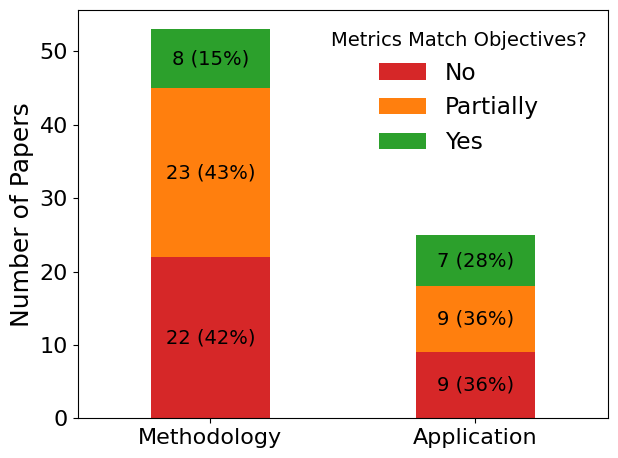
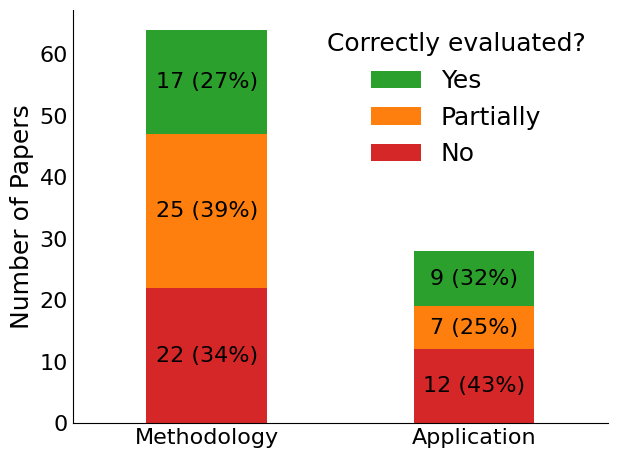
Code edit (unified diff) that turned the first committed figure into the second:
--- before
+++ after
@@ -2,24 +2,36 @@
 import matplotlib.pyplot as plt
 
-# Load the correct file
-df = pd.read_csv("data/correct_evaluation.csv")
+# -------------------------
+# LOAD + CLEAN DATA
+# -------------------------
+df = pd.read_csv("data/metrics_correct.csv", dtype=str)
 
-# Remove completely empty rows
-df = df.dropna(how="all")
+# Clean title column
+df["Title"] = df["Title"].astype(str).str.strip()
 
-# Select and clean relevant columns
-df_eval = df.loc[:, ["Problem type", "Metrics Match Objectives?"]].dropna()
+# Filter out year-header rows and blank rows
+mask = (
+    df["Title"].notna() &
+    (df["Title"] != "") &
+    ~df["Title"].str.match(r"^20\d{2},*$") &
+    ~df["Title"].str.match(r"^,*$")
+)
+df = df[mask]
 
-# Normalize labels
-df_eval.loc[:, "Metrics Match Objectives?"] = (
+# Extract evaluation table
+df_eval = df[["Problem type", "Metrics Match Objectives?"]].copy()
+
+# Normalize text fields
+df_eval["Problem type"] = df_eval["Problem type"].str.strip()
+df_eval["Metrics Match Objectives?"] = (
     df_eval["Metrics Match Objectives?"]
     .str.strip()
-    .str.split(",", n=1).str[0]
+    .str.split(",", n=1).str[0]  # remove explanatory text
     .str.capitalize()
 )
 
-df_eval.loc[:, "Problem type"] = df_eval["Problem type"].str.strip()
-
-# Count combinations
+# -------------------------
+# GROUPING
+# -------------------------
 counts = (
     df_eval.groupby(["Problem type", "Metrics Match Objectives?"])
@@ -28,11 +40,13 @@
 )
 
-# Ensure ordering
+# Ensure fixed order
 counts = counts.reindex(["Methodology", "Application"])
 
-# Compute percentages
+# Percentages per row
 pct = counts.div(counts.sum(axis=1), axis=0) * 100
 
-# ---- PLOT ----
+# -------------------------
+# PLOT
+# -------------------------
 plt.figure(figsize=(10,7))
 ax = counts.plot(
@@ -42,29 +56,56 @@
     fontsize=16
 )
-ax.legend(title="Metrics Match Objectives?", frameon=False)
 
-# ---- SHRINK BAR WIDTHS MANUALLY (TRUE FIX) ----
-desired_width = 0.45  # make bars narrow
+# Manually reorder legend entries: bottom = No, then Partially, then Yes
+handles, labels = ax.get_legend_handles_labels()
+
+# Mapping from label to handle
+hmap = dict(zip(labels, handles))
+
+ordered_labels = ["Yes", "Partially", "No"]
+ordered_handles = [hmap[l] for l in ordered_labels if l in hmap]
+
+ax.legend(
+    ordered_handles,
+    ordered_labels,
+    title="Correctly evaluated?",
+    frameon=False,
+    fontsize=18,
+    title_fontsize=18
+)
+
+# Remove extraneous borders
+ax.spines['top'].set_visible(False)
+ax.spines['right'].set_visible(False)
+
+# -------------------------
+# NARROW THE BARS (TRUE FIX)
+# -------------------------
+desired_width = 0.45
 for bar in ax.patches:
-    current_width = bar.get_width()
-    diff = current_width - desired_width
+    full_width = bar.get_width()
+    shift = (full_width - desired_width) / 2
+    bar.set_width(desired_width)
+    bar.set_x(bar.get_x() + shift)
 
-    # Shrink bar & shift it so it's still centered:
-    bar.set_width(desired_width)
-    bar.set_x(bar.get_x() + diff / 2)
-
-# Labels
+# -------------------------
+# LABELS + TICK STYLING
+# -------------------------
 plt.ylabel("Number of Papers", fontsize=18)
 plt.xlabel("", fontsize=18)
 plt.xticks(rotation=0, fontsize=16)
 plt.yticks(fontsize=16)
+plt.tick_params(axis='x', length=0)
+plt.tick_params(axis='y', length=0)
 
-# ---- ADD BOLD LABELS (count + %) ----
+# -------------------------
+# ADD LABELS TO EACH SECTION
+# -------------------------
 for i, (ptype, row) in enumerate(counts.iterrows()):
     cumulative = 0
     for outcome in ["No", "Partially", "Yes"]:
         value = row.get(outcome, 0)
-        percent = pct.loc[ptype, outcome]
         if value > 0:
+            percent = pct.loc[ptype, outcome]
             label = f"{value} ({percent:.0f}%)"
             ax.text(
@@ -74,5 +115,5 @@
                 ha="center",
                 va="center",
-                fontsize=14,
+                fontsize=16,
                 color="black"
             )

Commit: Fix plot figures to match csv data